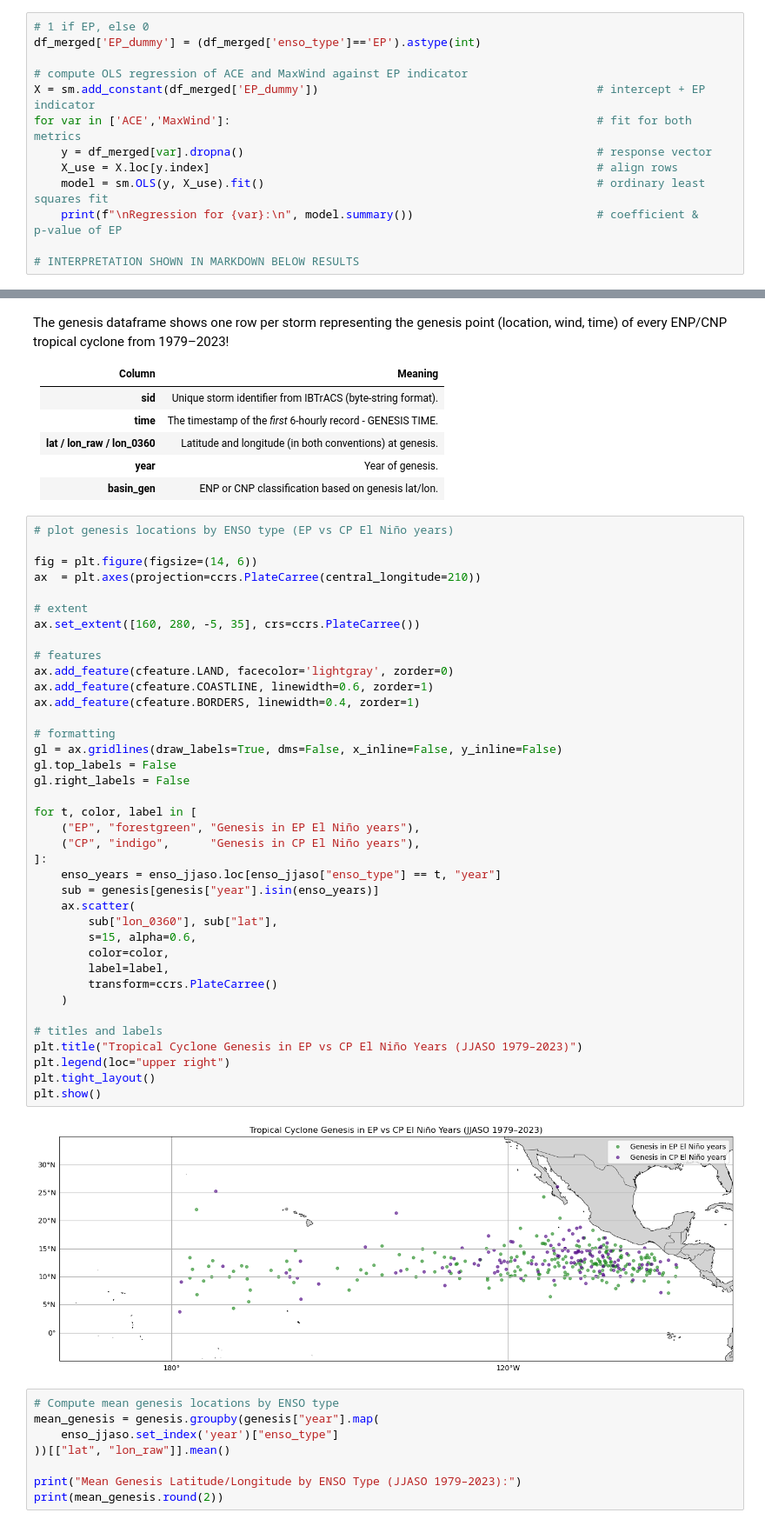
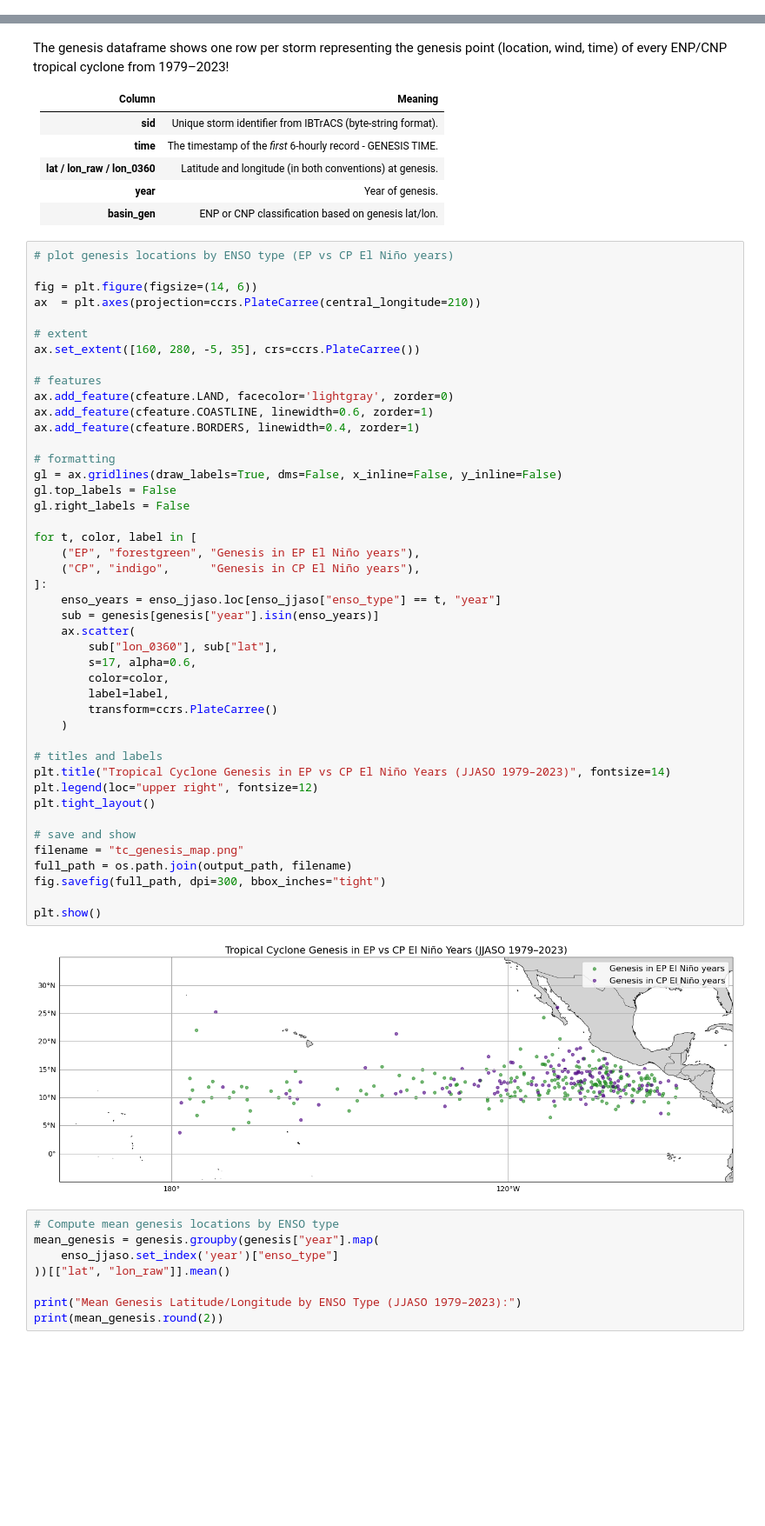
Before and after one commit to erinsatmosphere/ATMS_596_Final, a Jupyter notebook: ATMS_596_Final.ipynb, the cells around one changed output, grey strips where cells are left out. Shown at 87% size. Saved outputs shown, nothing was run; the diff lists cells and outputs as text; blank space fills up the shorter version.

```diff
--- a/ATMS_596_Final.ipynb
+++ b/ATMS_596_Final.ipynb
@@ -2021,16 +2185,3 @@ This corresponds to a classic two-sample mean comparison expressed in linear-mod
   - Extracts regression coefficients, p-values, and goodness-of-fit metrics
   - Interprets whether EP El Niño significantly increases TC intensity
   - Provides a robust statistical test to complement the bootstrap, EDA, and composite analyses
-# %%
-# 1 if EP, else 0
-df_merged['EP_dummy'] = (df_merged['enso_type']=='EP').astype(int)
-
-# compute OLS regression of ACE and MaxWind against EP indicator
-X = sm.add_constant(df_merged['EP_dummy'])                                         # intercept + EP indicator
-for var in ['ACE','MaxWind']:                                                      # fit for both metrics
-    y = df_merged[var].dropna()                                                    # response vector
-    X_use = X.loc[y.index]                                                         # align rows
-    model = sm.OLS(y, X_use).fit()                                                 # ordinary least squares fit
-    print(f"\nRegression for {var}:\n", model.summary())                           # coefficient & p‑value of EP
-
-# INTERPRETATION SHOWN IN MARKDOWN BELOW RESULTS
@@ -2824,37 +3010,43 @@ ax  = plt.axes(projection=ccrs.PlateCarree(central_longitude=210))
 # extent
 ax.set_extent([160, 280, -5, 35], crs=ccrs.PlateCarree())
 
 # features
 ax.add_feature(cfeature.LAND, facecolor='lightgray', zorder=0)
 ax.add_feature(cfeature.COASTLINE, linewidth=0.6, zorder=1)
 ax.add_feature(cfeature.BORDERS, linewidth=0.4, zorder=1)
 
 # formatting
 gl = ax.gridlines(draw_labels=True, dms=False, x_inline=False, y_inline=False)
 gl.top_labels = False
 gl.right_labels = False
 
 for t, color, label in [
     ("EP", "forestgreen", "Genesis in EP El Niño years"),
     ("CP", "indigo",      "Genesis in CP El Niño years"),
 ]:
     enso_years = enso_jjaso.loc[enso_jjaso["enso_type"] == t, "year"]
     sub = genesis[genesis["year"].isin(enso_years)]
     ax.scatter(
         sub["lon_0360"], sub["lat"],
-        s=15, alpha=0.6,
+        s=17, alpha=0.6,
         color=color,
         label=label,
         transform=ccrs.PlateCarree()
     )
 
 # titles and labels
-plt.title("Tropical Cyclone Genesis in EP vs CP El Niño Years (JJASO 1979–2023)")
-plt.legend(loc="upper right")
+plt.title("Tropical Cyclone Genesis in EP vs CP El Niño Years (JJASO 1979–2023)", fontsize=14)
+plt.legend(loc="upper right", fontsize=12)
 plt.tight_layout()
+
+# save and show
+filename = "tc_genesis_map.png"
+full_path = os.path.join(output_path, filename)
+fig.savefig(full_path, dpi=300, bbox_inches="tight")
+
 plt.show()
 # %% [output]
-[figure, old version]
+[figure, new version]
 # %%
 # Compute mean genesis locations by ENSO type
 mean_genesis = genesis.groupby(genesis["year"].map(
```
Also changed, not shown: parts of 30 cells of this notebook.
